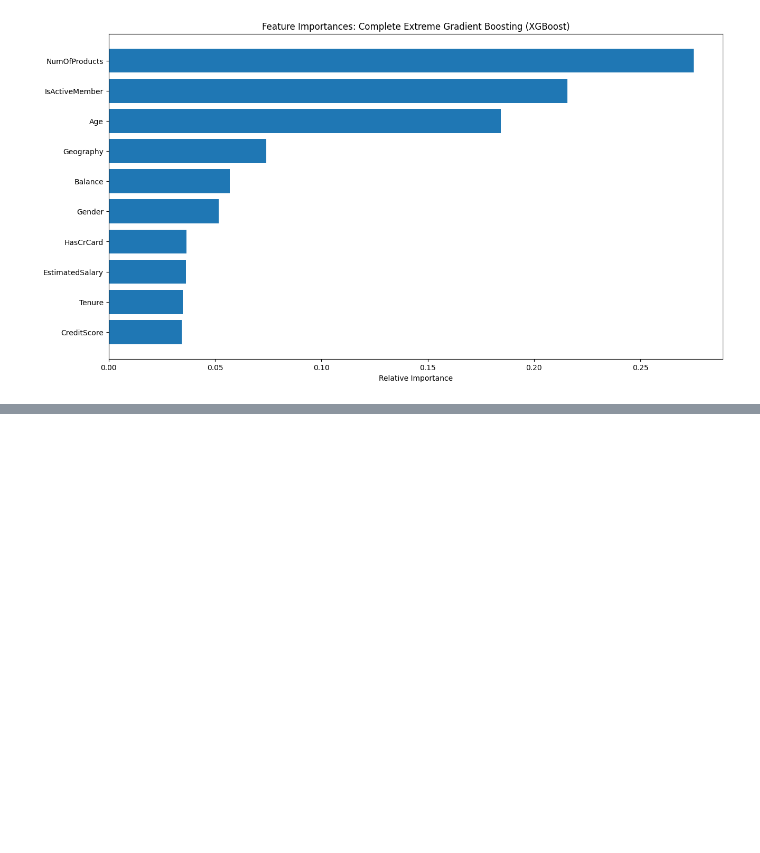
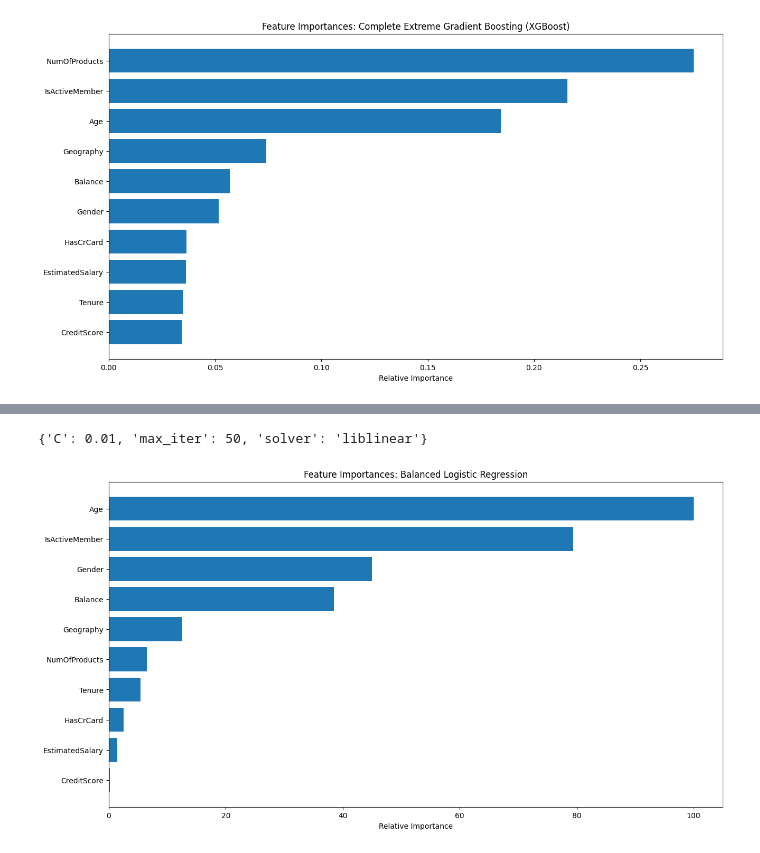
Before and after one commit to Cyrine-chemsi/Bank-Customer-Churn-Prediction, a Jupyter notebook: code/EDA_and_modelling.ipynb, the cells around one changed output, grey strips where cells are left out. Drawn from its saved outputs; the diff is of its cells as text; code cells hidden in the pictures; blank space fills up the shorter version.

```diff
--- a/code/EDA_and_modelling.ipynb
+++ b/code/EDA_and_modelling.ipynb
@@ -717,0 +782,7 @@ plt.show()
+# %%
+parameters = {'C': [0.01, 0.1, 1, 10],
+              'solver': ['newton-cg', 'lbfgs', 'liblinear', 'sag', 'saga'],
+              'max_iter': [50, 100, 150]}
+LR = LogisticRegression(penalty = 'l2')
+model_LR = GridSearchCV(LR, parameters, cv = 5, n_jobs = 10, verbose = 1).fit(trainB[features], trainB[target])
+pd.DataFrame(model_LR.cv_results_)
@@ -717,0 +808,20 @@ plt.show()
+# %%
+print(model_LR.best_params_)
+# %% [output]
+{'C': 0.01, 'max_iter': 50, 'solver': 'liblinear'}
+# %%
+model = LogisticRegression(**model_LR.best_params_)
+model.fit(trainB[features], trainB[target])
+
+importances = abs(model.coef_[0])
+importances = 100.0 * (importances / importances.max())
+indices = np.argsort(importances)
+
+plt.figure(figsize = (15, 8))
+plt.title('Feature Importances: Balanced Logistic Regression')
+plt.barh(range(len(indices)), importances[indices], align='center')
+plt.yticks(range(len(indices)), [features[i] for i in indices])
+plt.xlabel('Relative Importance')
+plt.show()
+# %% [output]
+[figure, added]
```
Also changed, not shown: parts of 32 cells of this notebook, 3 other files.
